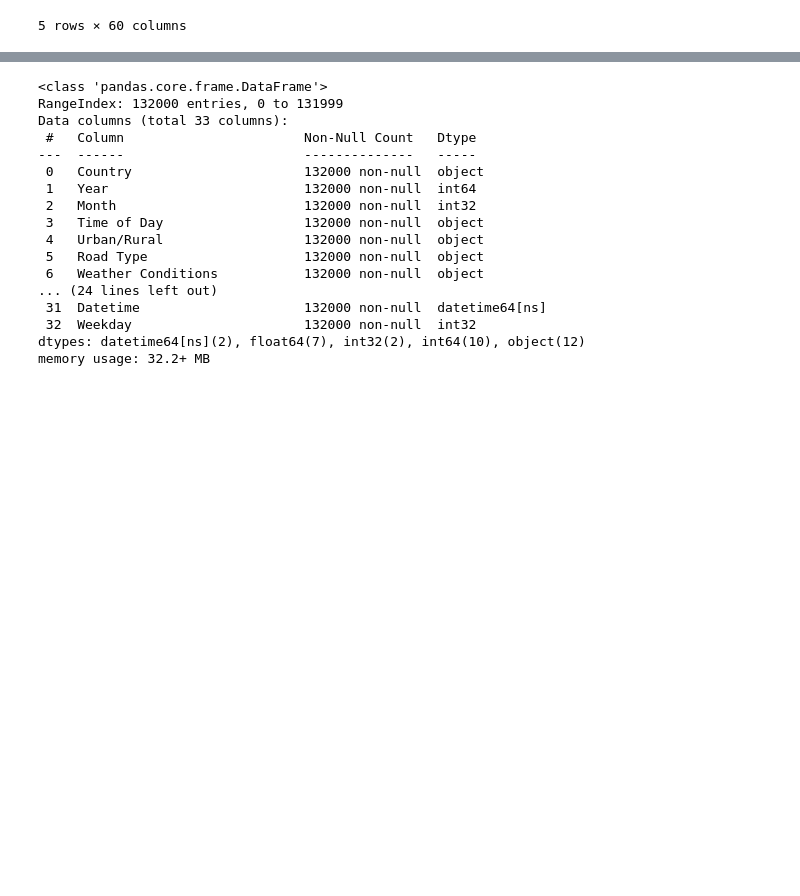
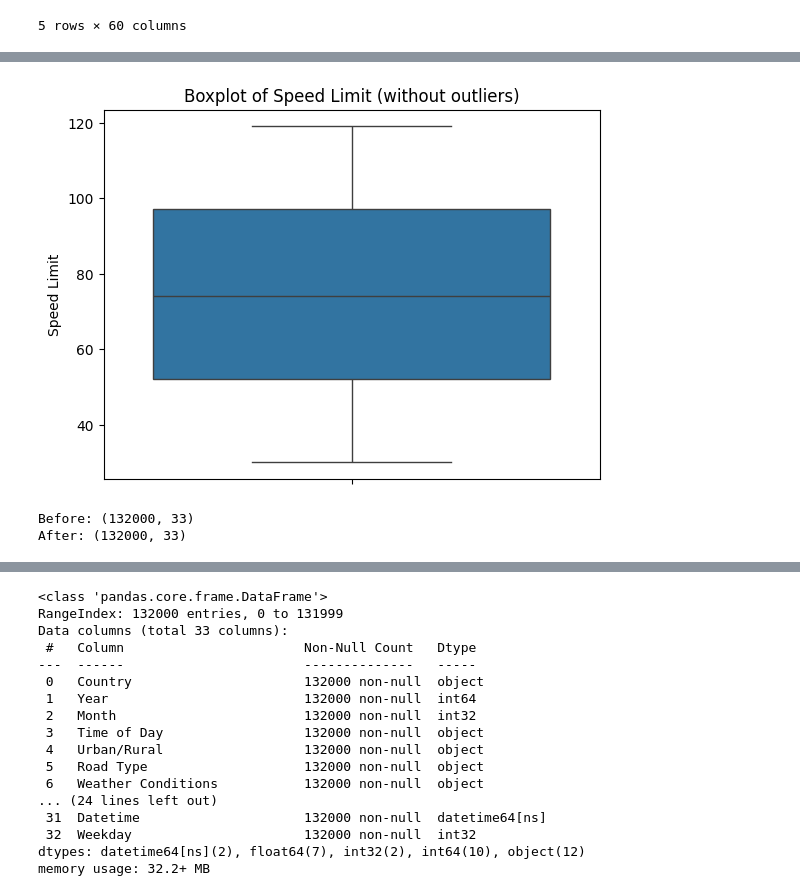
Before and after one commit to AkashSinghfeb21/RoadAccidentAnalysis, a Jupyter notebook: demo.ipynb, the cells around one changed output, grey strips where cells are left out. Cells and saved outputs as stored; diff of their text form; code cells hidden in the pictures; blank space fills up the shorter version.

```diff
--- a/demo.ipynb
+++ b/demo.ipynb
@@ -285,0 +258,38 @@ predict accident zone areas
+# %%
+# # Count duplicates
+# print("Duplicate rows:", df.duplicated().sum())
+
+# # Drop duplicates
+# df = df.drop_duplicates()
+
+#there is no duplicate so this line didnot needed
+
+def remove_outliers(df, column):
+    Q1 = df[column].quantile(0.25)   # 25% value
+    Q3 = df[column].quantile(0.75)   # 75% value
+    IQR = Q3 - Q1                    # range in middle 50%
+
+    lower = Q1 - 1.5 * IQR
+    upper = Q3 + 1.5 * IQR
+
+    # Keep only values within range
+    cleaned_df = df[(df[column] >= lower) & (df[column] <= upper)]
+
+    # Plot cleaned column
+    sns.boxplot(y=cleaned_df[column])
+    plt.title(f'Boxplot of {column} (without outliers)')
+    plt.show()
+
+    return cleaned_df
+
+
+#df.info()
+# %%
+df_no_outliers = remove_outliers(df, 'Speed Limit')
+
+print("Before:", df.shape)
+print("After:", df_no_outliers.shape)
+# %% [output]
+[figure, added]
+Before: (132000, 33)
+After: (132000, 33)
```
Also changed, not shown: parts of 18 cells of this notebook.
